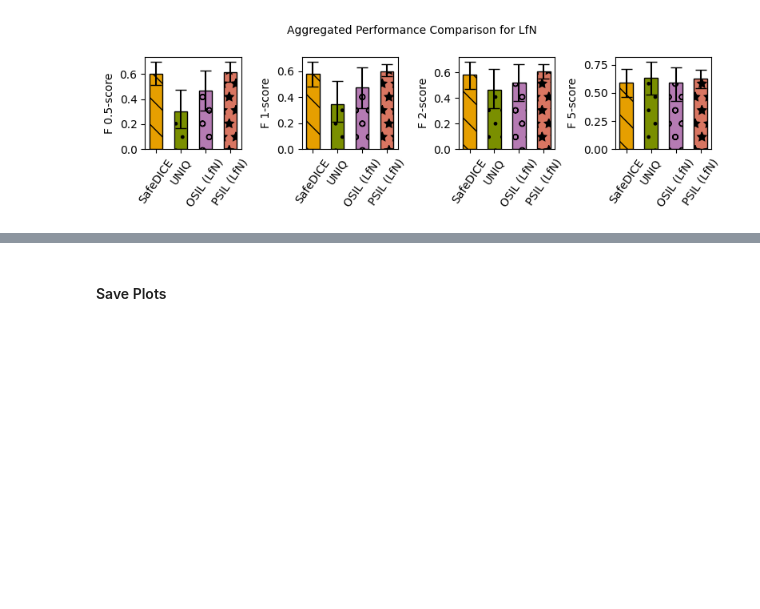
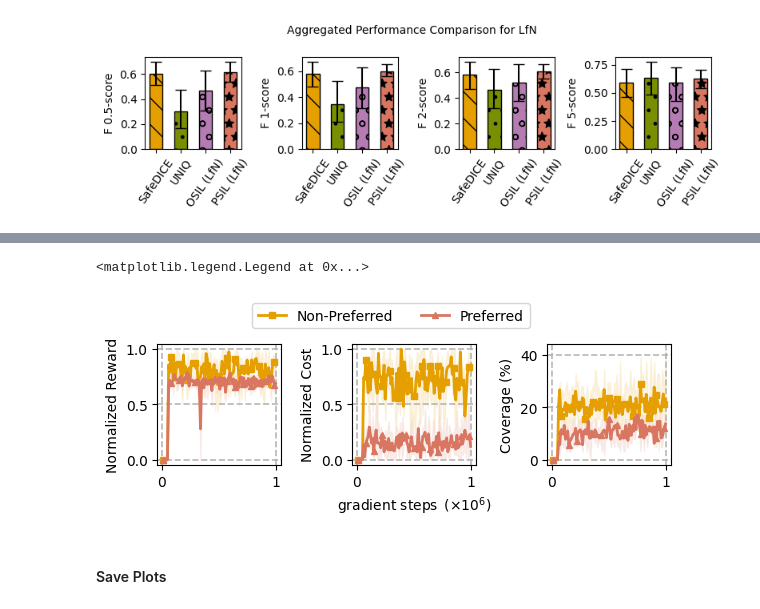
Before and after one commit to returaj/offline_mpc, a Jupyter notebook: dsrl_model/notebooks/safecl_plotting.ipynb, the cells around one changed output, grey strips where cells are left out. Saved outputs shown, nothing was run; the diff lists cells and outputs as text; code cells hidden in the pictures; blank space fills up the shorter version.

Commit message:
add intra log plottings in safecl notebook

```diff
--- a/dsrl_model/notebooks/safecl_plotting.ipynb
+++ b/dsrl_model/notebooks/safecl_plotting.ipynb
@@ -623,0 +645,12 @@ fig.tight_layout()
+# %%
+def load_dfs(hyperparams, algo, task, type):
+    # load csv to dataframe
+    path = f"{DATA_PATH}/{hyperparams}/{algo}/{task}/{type}"
+    abs_filenames = sorted([osp.join(path, f) for f in os.listdir(path)])
+    dfs = []
+    for i, f in enumerate(abs_filenames):
+        d = pd.read_csv(f)
+        if "Wall time" in d.columns:
+            d = d.drop(columns=["Wall time"])
+        dfs.append(d)
+    return dfs
@@ -624,3 +693,37 @@ fig.tight_layout()
+# %%
+def plot_intra_logs(task, dfs, multi_axis_tags, labels, types, titles, xlabels, ylabels):
+    figsize = (6, 2.2)
+    single_fig, single_axs = plt.subplots(1, len(types), figsize=figsize, sharex='col')
+    for i, tags in enumerate(multi_axis_tags):
+        colors = BASE_COLORS[2:len(labels)+1] + [BASE_COLORS[-1]]
+        markers = MARKERS[2:len(labels)+1] + [MARKERS[-1]]
+        _ = plot_per_ax(single_axs[i], dfs, tags, labels=labels,
+                        type=types[i], task=task, colors=colors,
+                        markers=markers, title=titles[i], xlabel=xlabels[i],
+                        ylabel=ylabels[i], fontsize=10
+            )
+    plt.subplots_adjust(hspace=0.15)
+    return single_fig, single_axs
+# %%
+dfs = load_dfs("", "", "PointCircle2", "progress_logs")
+# %%
+key = "LfPN"
+
+multi_axis_tags = [['Reward/union_neg_sink', 'Reward/union_pos_sink'], ['Cost/union_neg_sink', 'Cost/union_pos_sink'], ['Percentage/union_neg_sink', 'Percentage/union_pos_sink']]
+labels = ["Non-Preferred", "Preferred"]
+types = ["reward", "cost", "percentage"]
+titles = [""] * len(types)
+xlabels = ["", "gradient steps " + r"$ \, (\times 10^6)$", ""]
+ylabels = ["Normalized Reward", "Normalized Cost", "Coverage (%)"]
+
+fig, ax = plot_intra_logs("PointCircle2", dfs, multi_axis_tags, labels, types, titles, xlabels, ylabels)
+
+handles, labels = ax[0].get_legend_handles_labels()
+fig.tight_layout(rect=[0, 0, 1, 0.92])
+fig.legend(handles, labels, loc='lower center', bbox_to_anchor=(0.5, 0.89),  ncol=len(types), fontsize=10)
+# %% [output]
+<matplotlib.legend.Legend at 0x...>
+[figure, added]
 # %% [markdown]
 #### Save Plots
 # %%
```
Also changed, not shown: parts of 6 cells of this notebook.
